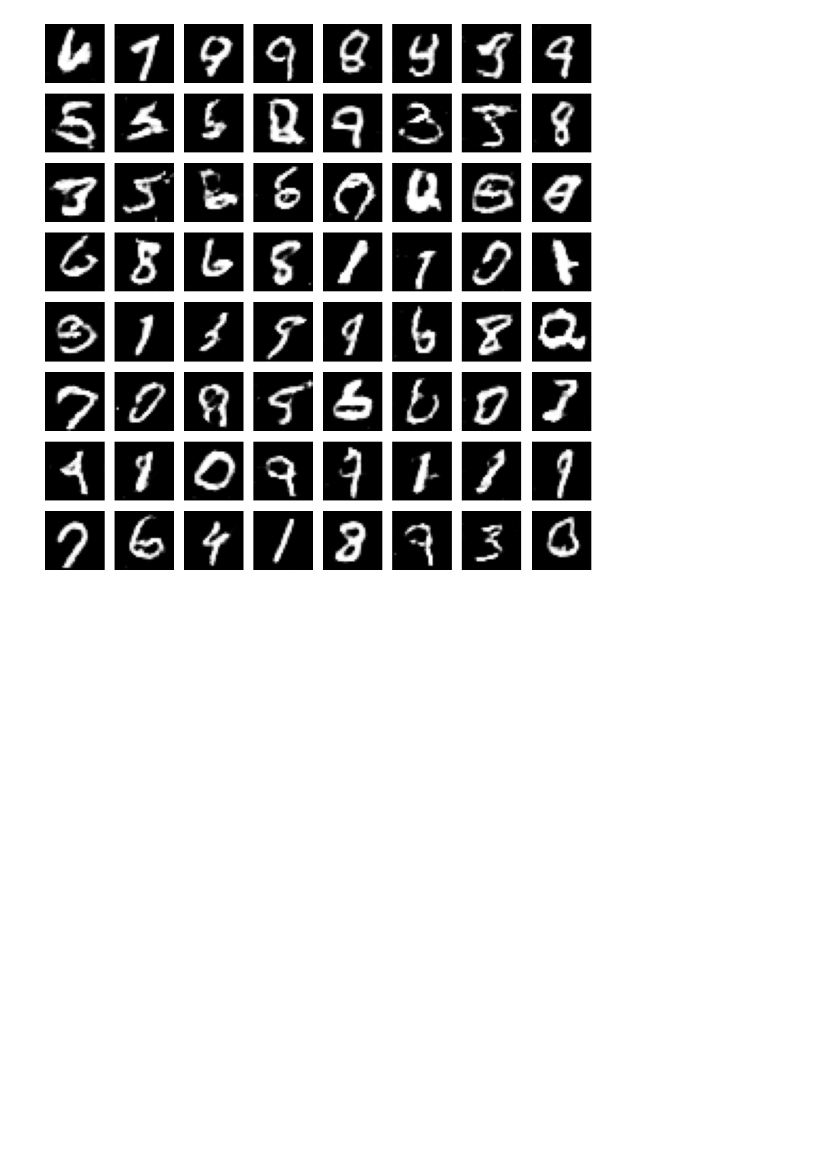
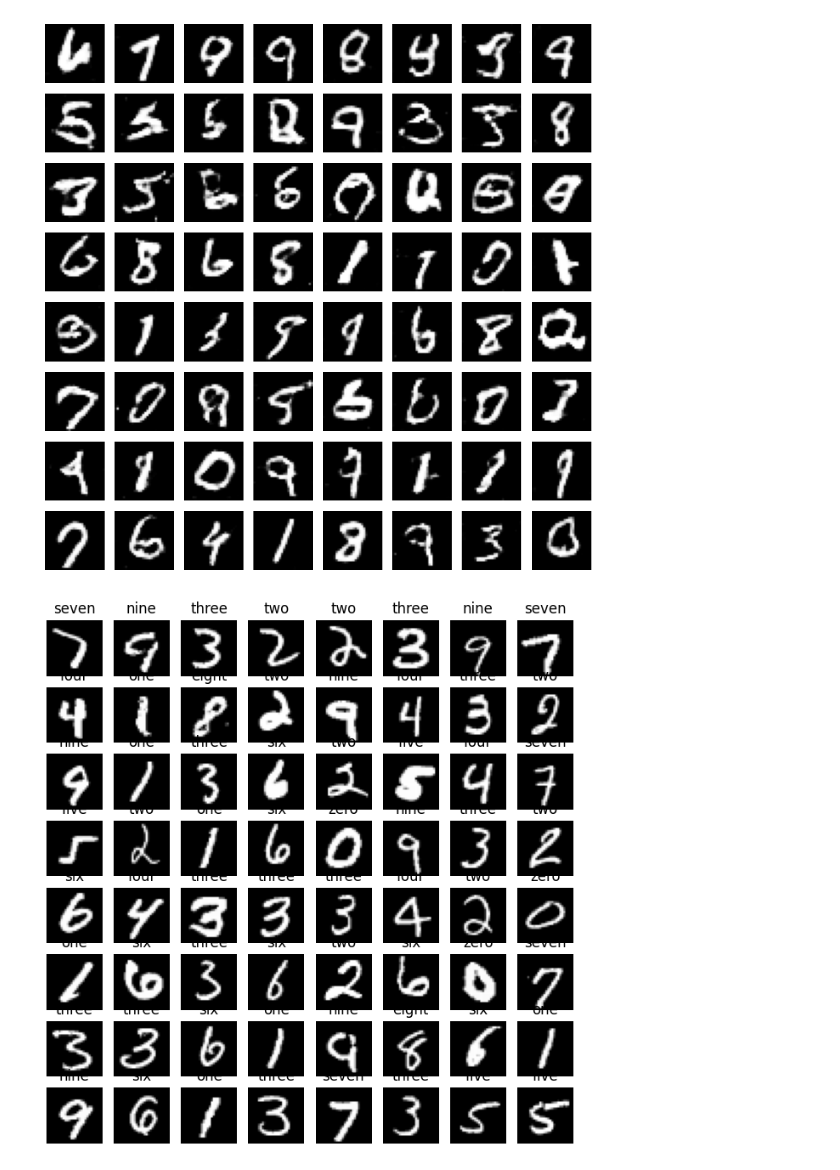
Before and after one commit to Vishwa2684/Miscellaneous-Gen, a Jupyter notebook: DCeval.ipynb, the cells around one changed output. Cells and saved outputs as stored; diff of their text form; code cells hidden in the pictures; blank space fills up the shorter version.

```diff
--- a/DCeval.ipynb
+++ b/DCeval.ipynb
@@ -39,3 +39,52 @@ plt.tight_layout()
 plt.show()
 # %% [output]
 [figure]
+# %%
+import torch
+import matplotlib.pyplot as plt
+from torchvision.datasets import MNIST
+import torchvision.transforms as transforms
+
+# Transformations for the dataset
+transform = transforms.Compose([
+    transforms.ToTensor(),
+    transforms.Normalize([0.5], [0.5])
+])
+
+# Download and load the MNIST dataset
+train_dataset = MNIST(root='./mnist_data', train=True, transform=transform, download=True)
+images = []
+# Mapping from label to text for display purposes
+labels_map = {
+    0: "zero",
+    1: "one",
+    2: "two",
+    3: "three",
+    4: "four",
+    5: "five",
+    6: "six",
+    7: "seven",
+    8: "eight",
+    9: "nine",
+}
+
+# Create a figure to display the images (8x8 grid = 64 images)
+figure = plt.figure(figsize=(8, 8))
+cols, rows = 8, 8  # 8 columns and 8 rows for 64 images
+
+for i in range(1, cols * rows + 1):
+    # Select a random index from the dataset
+    sample_idx = torch.randint(len(train_dataset), size=(1,)).item()
+    img, label = train_dataset[sample_idx]
+    images.append(img.squeeze().detach().cpu().numpy())
+    # Add the image to the subplot grid
+    figure.add_subplot(rows, cols, i)
+    plt.title(labels_map[label])
+    plt.axis("off")  # Turn off axes for clean display
+    plt.imshow(img.squeeze(), cmap="gray")  # Display the image in grayscale
+
+# Display the figure with the 64 random images
+plt.show()
+images = np.array(images)
+# %% [output]
+[figure, added]
```
Also changed, not shown: parts of 1 cell of this notebook, 1 other file.
